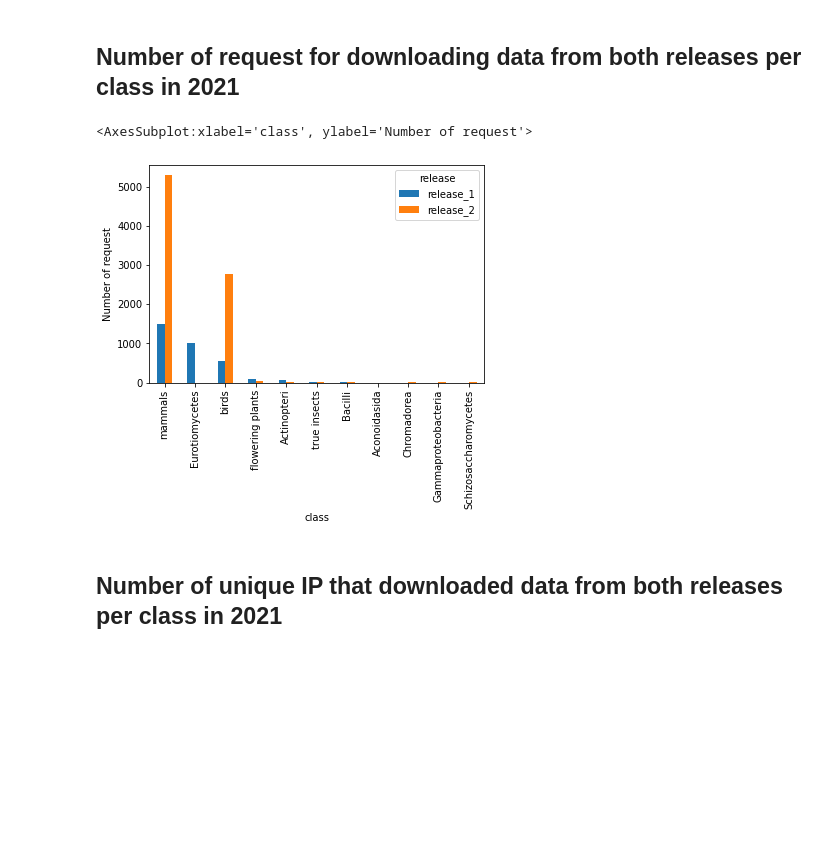
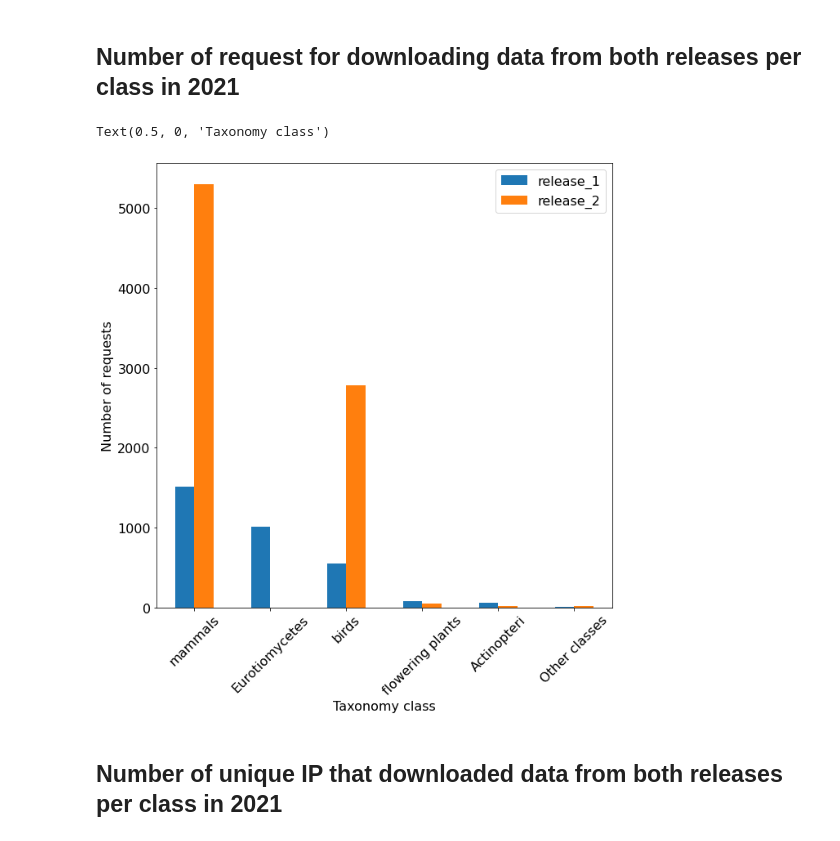
Before and after one commit to tcezard/eva-tasks, a Jupyter notebook: tasks/eva_2766/download_analysis.ipynb, the cells around one changed output. Saved outputs shown, nothing was run; the diff lists cells and outputs as text; code cells hidden in the pictures; blank space fills up the shorter version.

Commit message:
Better formatting of the graphs

```diff
--- a/tasks/eva_2766/download_analysis.ipynb
+++ b/tasks/eva_2766/download_analysis.ipynb
@@ -186,15 +186,25 @@ No species information found from species_term=Red flour beetle 7070
 ## Number of request for downloading data from both releases per class in 2021
 # %%
 ## Number of request for downloading data from both releases per class
-groupped_df = df_2021.groupby(['class', 'release']).uhost.count().unstack()
+grouped_df = df_2021.groupby(['class', 'release']).uhost.count().unstack()
 # Remove the rows where both release have no data
-groupped_df = groupped_df[groupped_df['release_1'].notnull() | groupped_df['release_2'].notnull()]
-groupped_df = groupped_df.sort_values('release_1', ascending=False)
-
-groupped_df.plot(kind='bar', y=['release_1', 'release_2'], ylabel='Number of request')
+grouped_df = grouped_df[grouped_df['release_1'].notnull() | grouped_df['release_2'].notnull()]
+grouped_df = grouped_df.sort_values('release_1', ascending=False)
+nb_categories = 5
+def collapse_last_rows(dataframe, nb_rows_left, collapse_row_name='Others'):
+    # Shenanigan to get the last set of rows summed up
+    last_rows = dataframe.iloc[-nb_rows_left:].sum().reset_index().transpose()
+    last_rows.columns = last_rows.iloc[0]
+    last_rows = last_rows.rename(index={0: collapse_row_name}).drop('release')
+    return pd.concat([dataframe[:nb_rows_left], last_rows])
+grouped_df = collapse_last_rows(grouped_df, 5, 'Other classes')
+axes = grouped_df.plot(kind='bar', y=['release_1', 'release_2'], rot=45, figsize=(10, 10), fontsize=16)
+axes.legend(prop={"size":16})
+axes.set_ylabel('Number of requests', fontdict={'fontsize':16})
+axes.set_xlabel('Taxonomy class', fontdict={'fontsize':16})
 # %% [output]
-<AxesSubplot:xlabel='class', ylabel='Number of request'>
+Text(0.5, 0, 'Taxonomy class')
-[figure, old version]
+[figure, new version]
 # %% [markdown]
 ## Number of unique IP that downloaded data from both releases per class in 2021
 # %%
```
Also changed, not shown: parts of 2 cells of this notebook.
